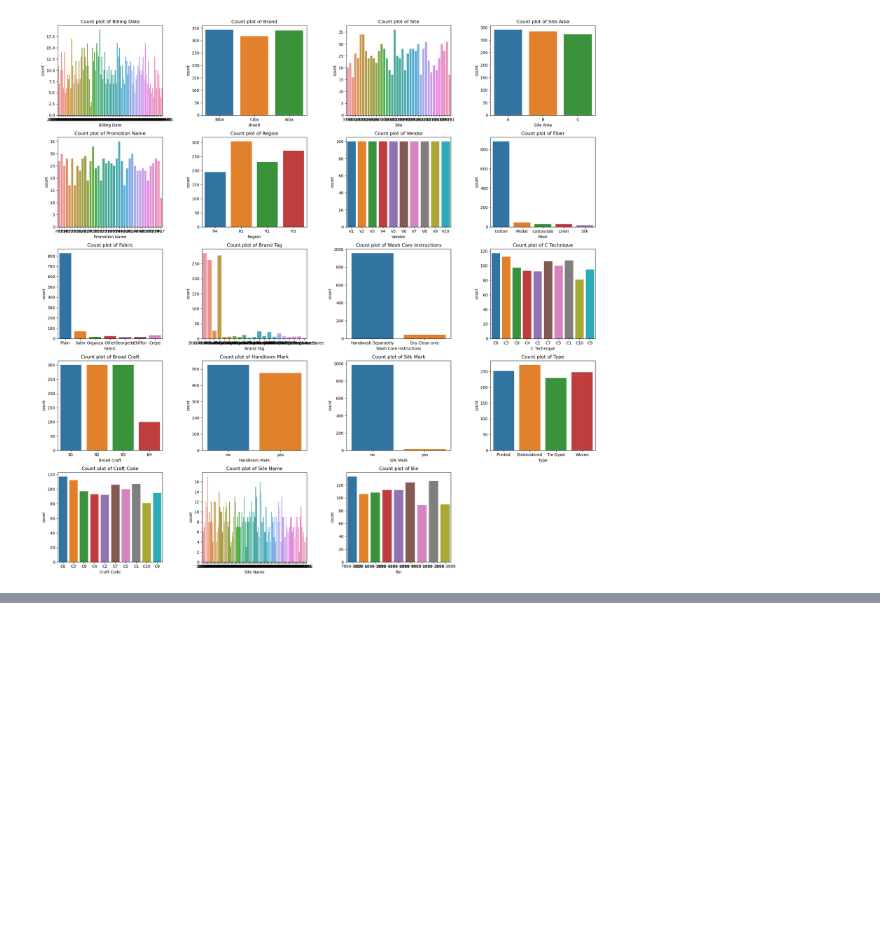
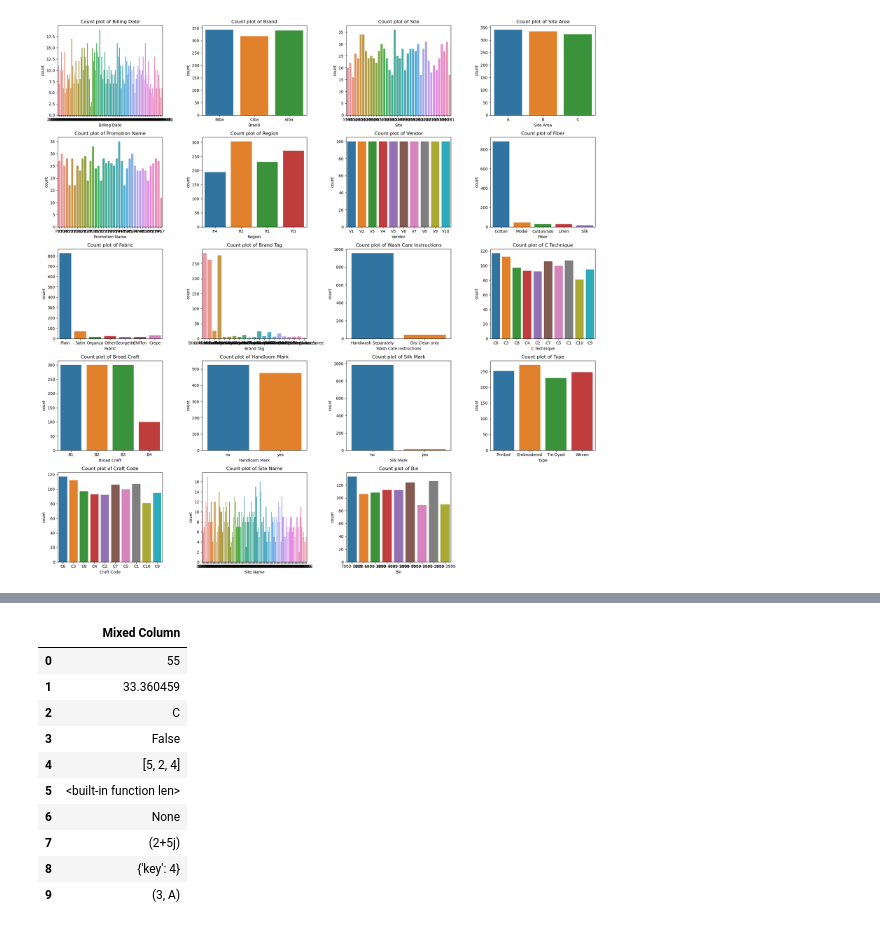
Before and after one commit to priyankconnect/MyProjects, a Jupyter notebook: Pandas_Cookbook/Pandas Cookbook.ipynb, the cells around one changed output, grey strips where cells are left out. Drawn from its saved outputs; the diff is of its cells as text; code cells hidden in the pictures; blank space fills up the shorter version.

```diff
--- a/Pandas_Cookbook/Pandas Cookbook.ipynb
+++ b/Pandas_Cookbook/Pandas Cookbook.ipynb
@@ -827,0 +866,31 @@ plt.show()
+# %%
+import random
+# Generate a column with mixed datatype values
+mixed_column = [
+    random.randint(1, 100),            # Integer
+    random.uniform(1, 100),            # Float
+    random.choice(['A', 'B', 'C']),    # String
+    random.choice([True, False]),      # Boolean
+    [random.randint(1, 5) for _ in range(3)],  # List
+    len,                               # Function
+    None,                              # NoneType
+    complex(random.randint(1, 10), random.randint(1, 10)),  # Complex number
+    { 'key': random.randint(1, 5) },   # Dictionary
+    (random.randint(1, 5), random.choice(['A', 'B', 'C']))  # Tuple
+]
+
+# Create DataFrame
+df_mixed_column = pd.DataFrame({'Mixed Column': mixed_column})
+df_mixed_column
+# %% [output]
+|  | Mixed Column |
+| 0 | 55 |
+| 1 | 33.360459 |
+| 2 | C |
+| 3 | False |
+| 4 | [5, 2, 4] |
+| 5 | <built-in function len> |
+| 6 | None |
+| 7 | (2+5j) |
+| 8 | {'key': 4} |
+| 9 | (3, A) |
```
Also changed, not shown: parts of 36 cells of this notebook.
